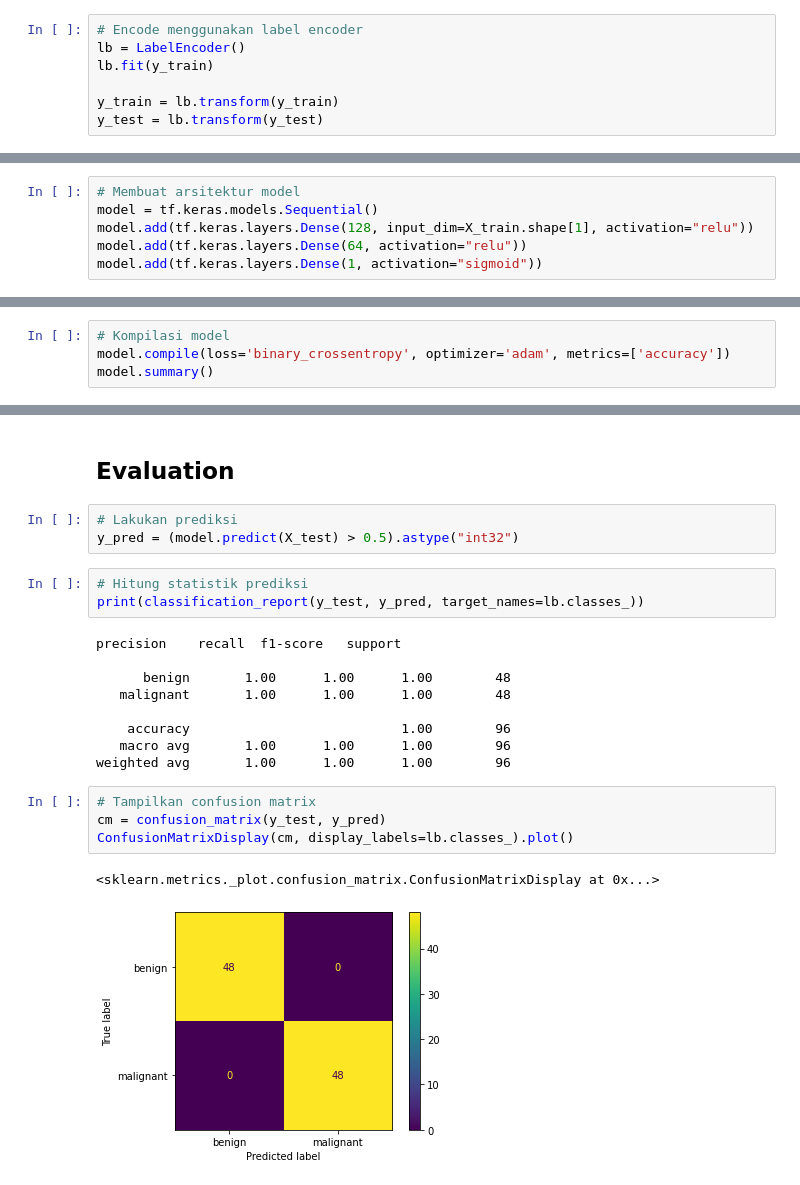
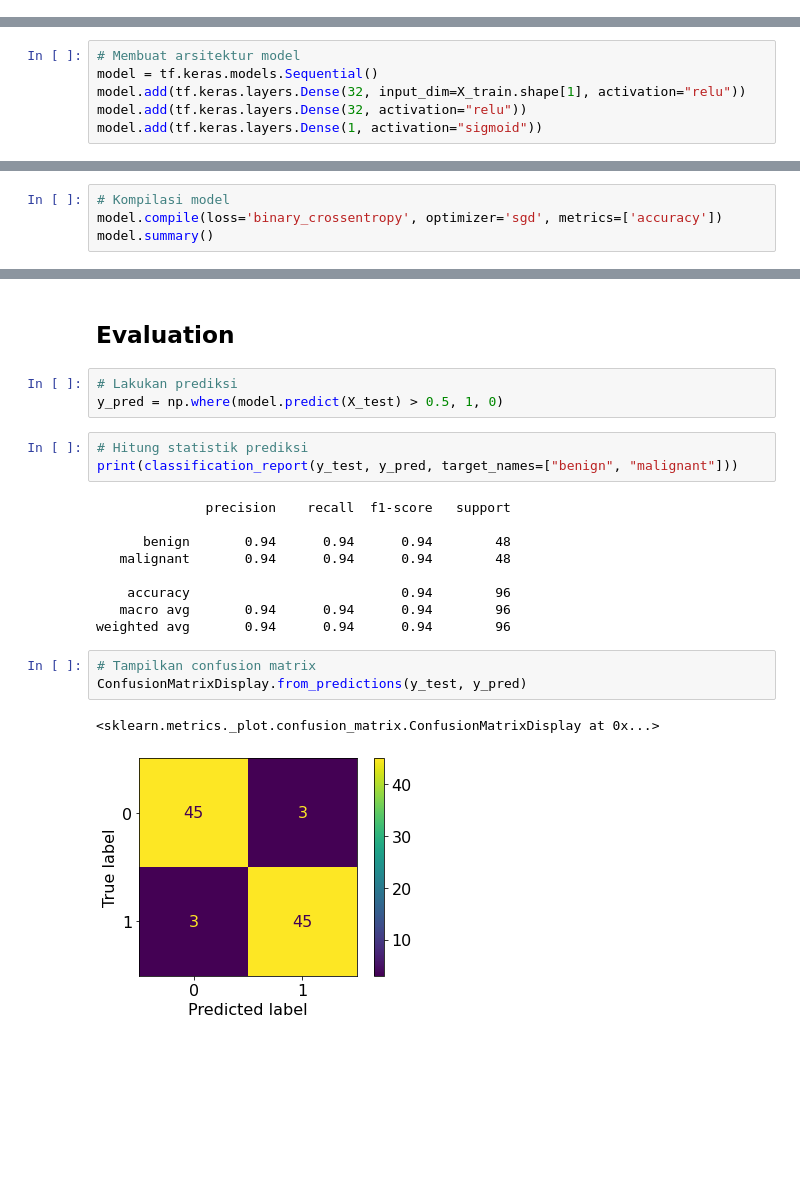
Before and after one commit to Kodesiana/book-ml-python, a Jupyter notebook: jupyter/classification_mlp.ipynb, the cells around one changed output, grey strips where cells are left out. Drawn from its saved outputs; the diff is of its cells as text; blank space fills up the shorter version.

```diff
--- a/jupyter/classification_mlp.ipynb
+++ b/jupyter/classification_mlp.ipynb
@@ -107,11 +99,4 @@ y = df.iloc[:, 9].values
 # %%
 # Membagi data latih dan uji
 X_train, X_test, y_train, y_test = train_test_split(X, y, test_size=0.2, stratify=y, random_state=random_seed)
-# %%
-# Encode menggunakan label encoder
-lb = LabelEncoder()
-lb.fit(y_train)
-
-y_train = lb.transform(y_train)
-y_test = lb.transform(y_test)
 # %% [markdown]
@@ -119,6 +104,6 @@ y_test = lb.transform(y_test)
 # %%
 # Membuat arsitektur model
 model = tf.keras.models.Sequential()
-model.add(tf.keras.layers.Dense(128, input_dim=X_train.shape[1], activation="relu"))
-model.add(tf.keras.layers.Dense(64, activation="relu"))
+model.add(tf.keras.layers.Dense(32, input_dim=X_train.shape[1], activation="relu"))
+model.add(tf.keras.layers.Dense(32, activation="relu"))
 model.add(tf.keras.layers.Dense(1, activation="sigmoid"))
@@ -125,6 +128,6 @@ model.add(tf.keras.layers.Dense(1, activation="sigmoid"))
 # %%
 # Kompilasi model
-model.compile(loss='binary_crossentropy', optimizer='adam', metrics=['accuracy'])
+model.compile(loss='binary_crossentropy', optimizer='sgd', metrics=['accuracy'])
 model.summary()
 # %% [output]
 Model: "sequential"
@@ -166,25 +174,24 @@ Epoch 25/25
 ## Evaluation
 # %%
 # Lakukan prediksi
-y_pred = (model.predict(X_test) > 0.5).astype("int32")
+y_pred = np.where(model.predict(X_test) > 0.5, 1, 0)
 # %%
 # Hitung statistik prediksi
-print(classification_report(y_test, y_pred, target_names=lb.classes_))
+print(classification_report(y_test, y_pred, target_names=["benign", "malignant"]))
 # %% [output]
-precision    recall  f1-score   support
+              precision    recall  f1-score   support
 
-      benign       1.00      1.00      1.00        48
-   malignant       1.00      1.00      1.00        48
+      benign       0.94      0.94      0.94        48
+   malignant       0.94      0.94      0.94        48
 
-    accuracy                           1.00        96
-   macro avg       1.00      1.00      1.00        96
-weighted avg       1.00      1.00      1.00        96
+    accuracy                           0.94        96
+   macro avg       0.94      0.94      0.94        96
+weighted avg       0.94      0.94      0.94        96
 # %%
 # Tampilkan confusion matrix
-cm = confusion_matrix(y_test, y_pred)
-ConfusionMatrixDisplay(cm, display_labels=lb.classes_).plot()
+ConfusionMatrixDisplay.from_predictions(y_test, y_pred)
 # %% [output]
 <sklearn.metrics._plot.confusion_matrix.ConfusionMatrixDisplay at 0x...>
-[figure, old version]
+[figure, new version]
 # %%
 # Tampilkan statistik training model
```
Also changed, not shown: parts of 22 cells of this notebook.
